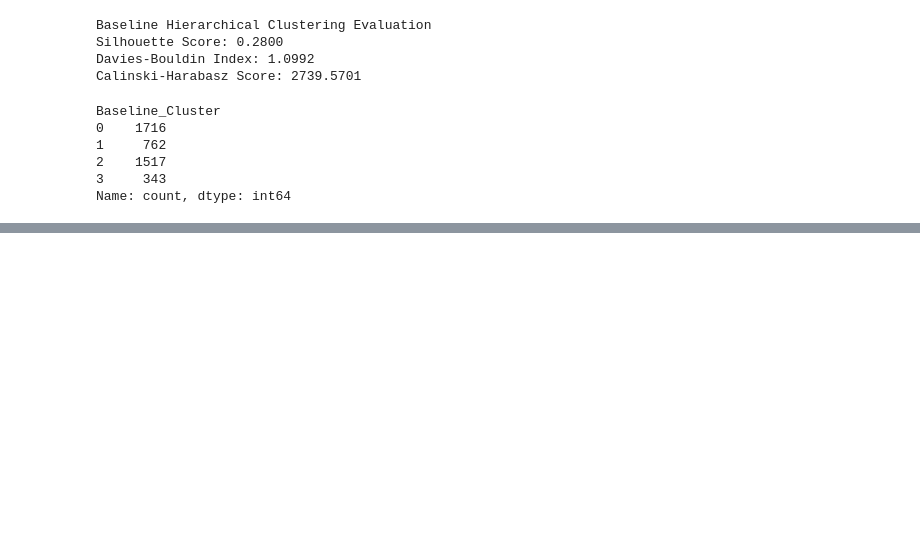
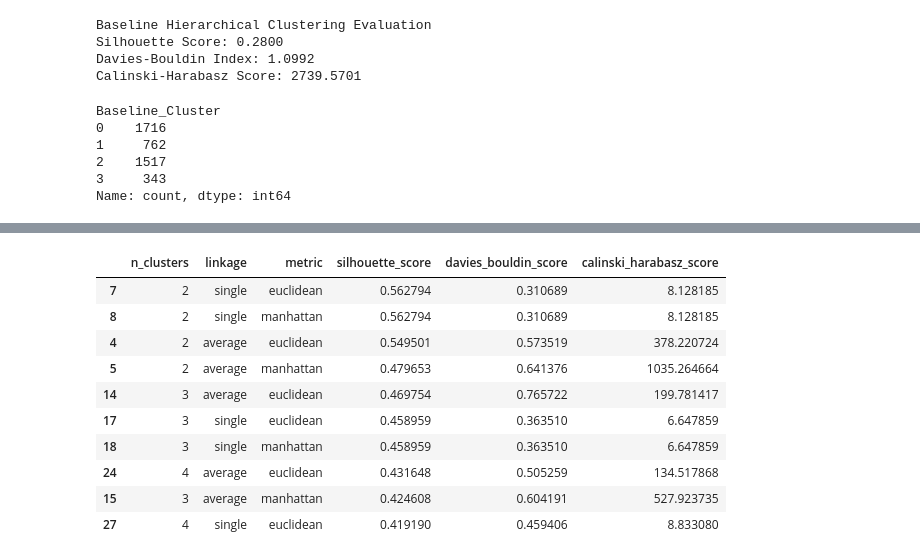
Before and after one commit to greeshavaishnavi09/E-Commerce_Customer_Segmentation, a Jupyter notebook: research/06_hierarchical_clustering.ipynb, the cells around one changed output, grey strips where cells are left out. Cells and saved outputs as stored; diff of their text form; code cells hidden in the pictures; blank space fills up the shorter version.

```diff
--- a/research/06_hierarchical_clustering.ipynb
+++ b/research/06_hierarchical_clustering.ipynb
@@ -222,0 +259,15 @@ Name: count, dtype: int64
+# %%
+# Print experiment results
+
+for k, silhouette, davies_bouldin, calinski_harabasz in zip(range(2, 11),
+    silhouette_scores,
+    davies_bouldin_scores,
+    calinski_harabasz_scores
+):
+
+    print(
+        f"K = {k}, "
+        f"Silhouette = {silhouette:.4f}, "
+        f"Davies-Bouldin = {davies_bouldin:.4f}, "
+        f"Calinski-Harabasz = {calinski_harabasz:.2f}"
+    )
@@ -222,0 +423,8 @@ Name: count, dtype: int64
+# %%
+# Create tuning results DataFrame
+
+tuning_results_df = pd.DataFrame(
+    tuning_results
+)
+
+tuning_results_df.head()
@@ -222,0 +438,19 @@ Name: count, dtype: int64
+# %%
+# Sort tuning results by silhouette score
+
+tuning_results_df.sort_values(
+    "silhouette_score",
+    ascending=False
+).head(10)
+# %% [output]
+|  | n_clusters | linkage | metric | silhouette_score | davies_bouldin_score | calinski_harabasz_score |
+| 7 | 2 | single | euclidean | 0.562794 | 0.310689 | 8.128185 |
+| 8 | 2 | single | manhattan | 0.562794 | 0.310689 | 8.128185 |
+| 4 | 2 | average | euclidean | 0.549501 | 0.573519 | 378.220724 |
+| 5 | 2 | average | manhattan | 0.479653 | 0.641376 | 1035.264664 |
+| 14 | 3 | average | euclidean | 0.469754 | 0.765722 | 199.781417 |
+| 17 | 3 | single | euclidean | 0.458959 | 0.363510 | 6.647859 |
+| 18 | 3 | single | manhattan | 0.458959 | 0.363510 | 6.647859 |
+| 24 | 4 | average | euclidean | 0.431648 | 0.505259 | 134.517868 |
+| 15 | 3 | average | manhattan | 0.424608 | 0.604191 | 527.923735 |
+| 27 | 4 | single | euclidean | 0.419190 | 0.459406 | 8.833080 |
```
Also changed, not shown: parts of 30 cells of this notebook.
